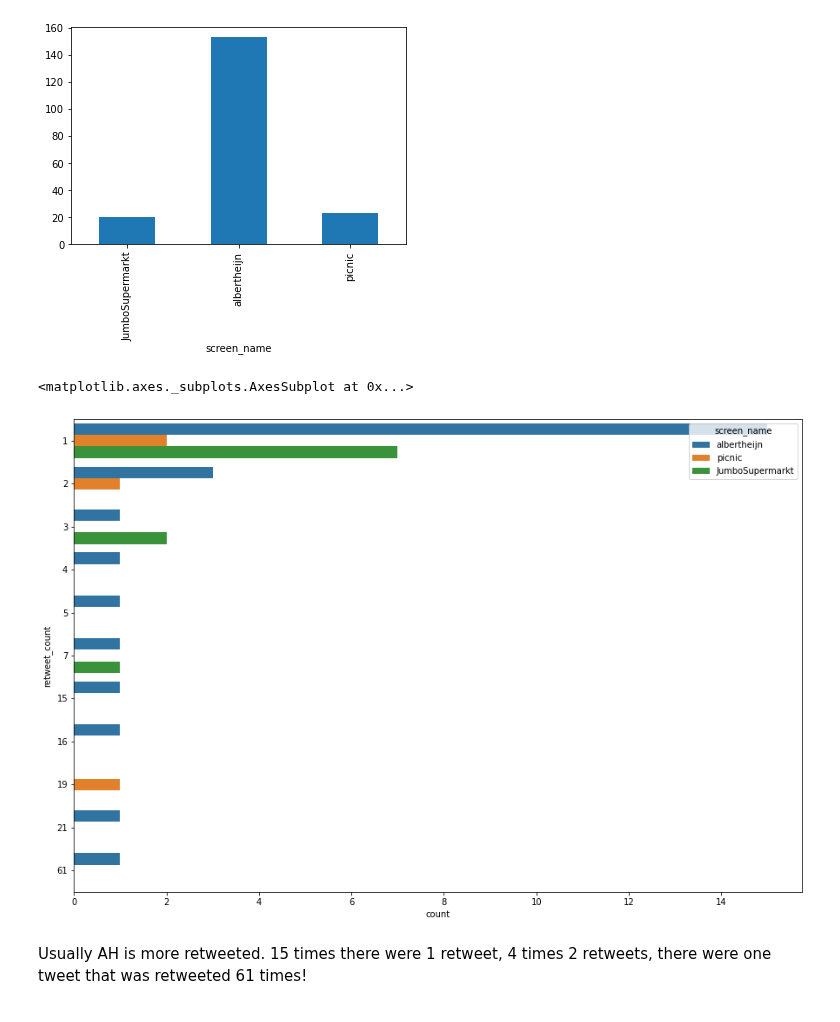
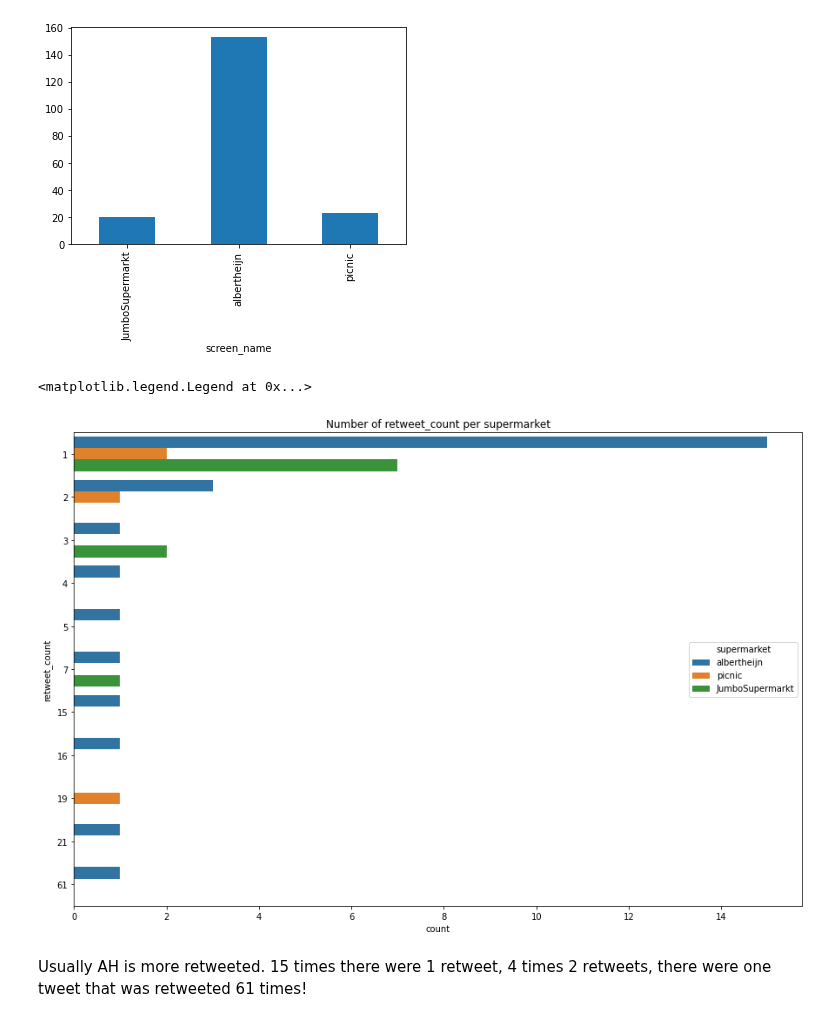
Before and after one commit to dpbac/twitter_analysis_online_grocery_NL, a Jupyter notebook: notebooks/04-EDA and Sentiment Analysis.ipynb, the cells around one changed output. Saved outputs shown, nothing was run; the diff lists cells and outputs as text; code cells hidden in the pictures.

Commit message:
Sentiment analysis countplots

```diff
--- a/notebooks/04-EDA and Sentiment Analysis.ipynb
+++ b/notebooks/04-EDA and Sentiment Analysis.ipynb
@@ -38,7 +37,7 @@ TodaysDate = time.strftime("%Y-%m-%d")
 # %% [markdown]
 # Load Cleaned Data
 # %%
-df_all = pd.read_csv("../data/processed/tweets_data_for_sentiment_analysis_2020-06-27.csv",index_col='created_at')
+df_all = pd.read_csv("../data/processed/tweets_data_for_sentiment_analysis_2020-06-28.csv",index_col='created_at')
 df_all.head()
 # %% [output]
 |  | screen_name | user_favourites_count | followers_count | friends_count | retweet_count | hashtags | ... |
@@ -119,10 +119,12 @@ df_all.groupby('screen_name')['retweet_count'].sum().plot.bar()
 [figure]
 # %%
 plt.figure(figsize=(15,10))
+plt.title("Number of retweet_count per supermarket")
 sns.countplot(data = df_all[df_all['retweet_count'] !=0], y = 'retweet_count', hue = 'screen_name')
+plt.legend(loc = "center right", title = "supermarket")
 # %% [output]
-<matplotlib.axes._subplots.AxesSubplot at 0x...>
+<matplotlib.legend.Legend at 0x...>
-[figure, old version]
+[figure, new version]
 # %% [markdown]
 Usually AH is more retweeted. 15 times there were 1 retweet, 4 times 2 retweets, there were one tweet that was retweeted 61 times!
 # %%
```
Also changed, not shown: parts of 26 cells of this notebook, 3 other files.
